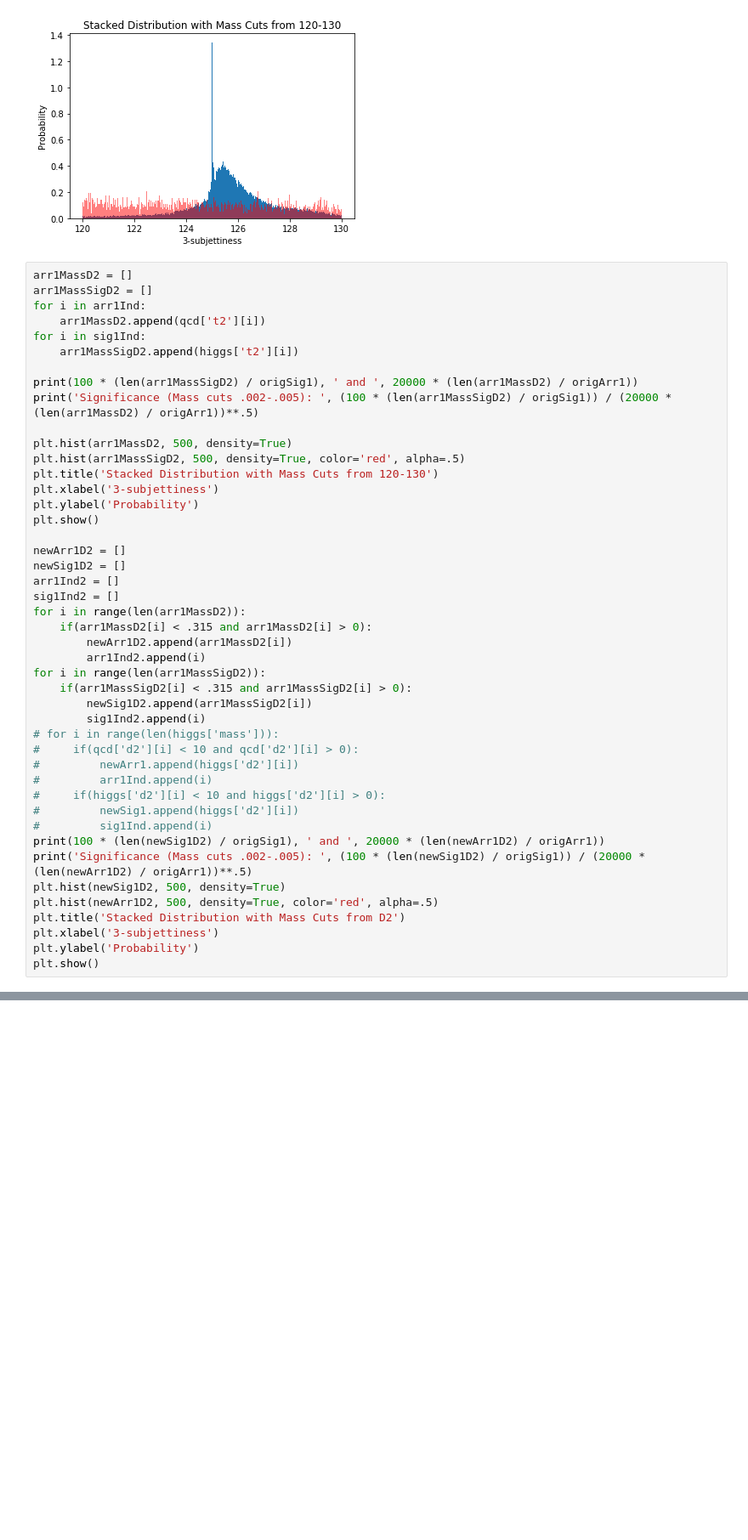
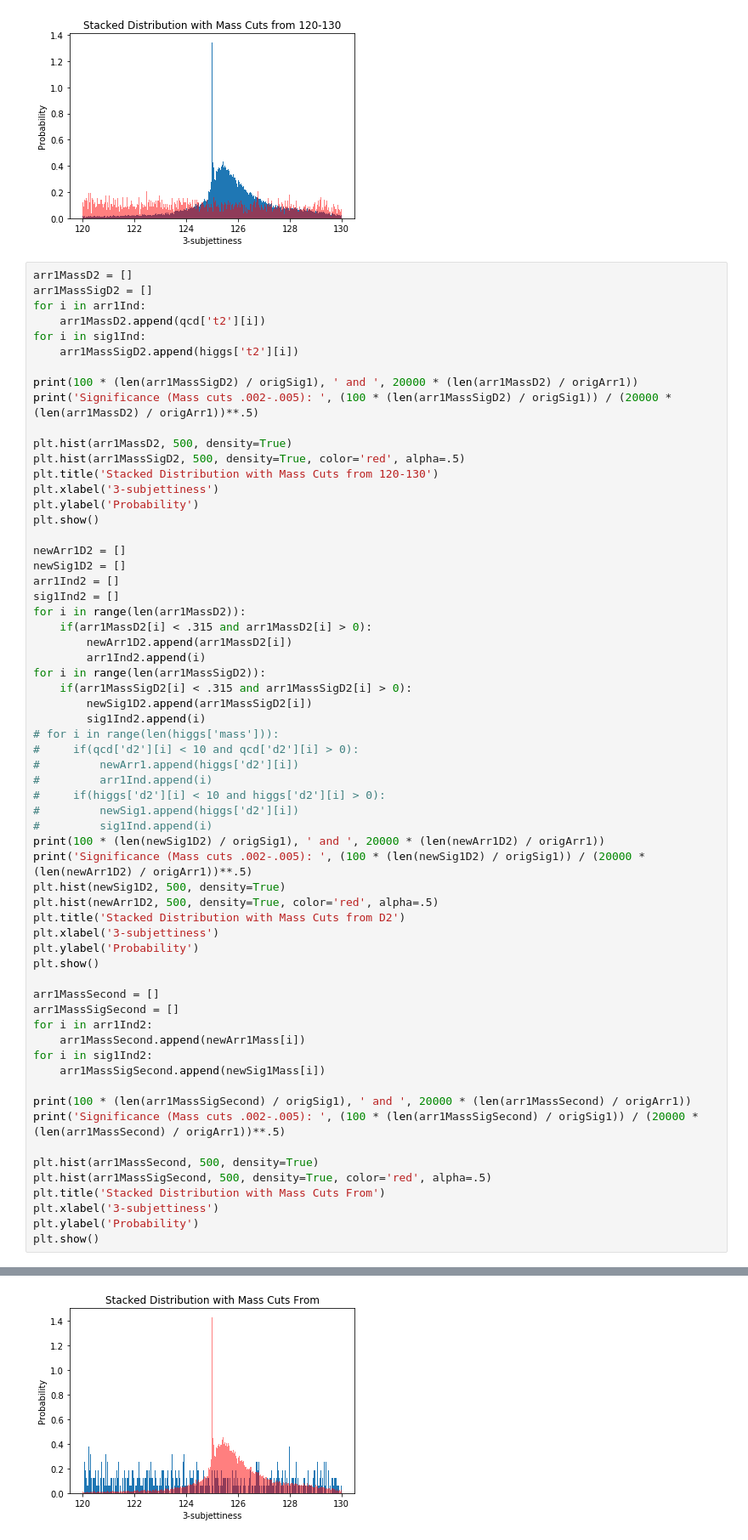
Before and after one commit to elocj/PHYS434, a Jupyter notebook: lab7/lab7.ipynb, the cells around one changed output, grey strips where cells are left out. Shown: that part at 85% size. Saved outputs shown, nothing was run; the diff lists cells and outputs as text; blank space fills up the shorter version.

```diff
--- a/lab7/lab7.ipynb
+++ b/lab7/lab7.ipynb
@@ -895,6 +895,23 @@ plt.title('Stacked Distribution with Mass Cuts from D2')
 plt.xlabel('3-subjettiness')
 plt.ylabel('Probability')
 plt.show()
+
+arr1MassSecond = []
+arr1MassSigSecond = []
+for i in arr1Ind2:
+    arr1MassSecond.append(newArr1Mass[i])
+for i in sig1Ind2:
+    arr1MassSigSecond.append(newSig1Mass[i])
+
+print(100 * (len(arr1MassSigSecond) / origSig1), ' and ', 20000 * (len(arr1MassSecond) / origArr1))
+print('Significance (Mass cuts .002-.005): ', (100 * (len(arr1MassSigSecond) / origSig1)) / (20000 * (len(arr1MassSecond) / origArr1))**.5)
+
+plt.hist(arr1MassSecond, 500, density=True)
+plt.hist(arr1MassSigSecond, 500, density=True, color='red', alpha=.5)
+plt.title('Stacked Distribution with Mass Cuts From')
+plt.xlabel('3-subjettiness')
+plt.ylabel('Probability')
+plt.show()
 # %% [output]
 75.847  and  980.1999999999999
 Significance (Mass cuts .002-.005):  2.4225963501794676
@@ -905,3 +924,4 @@ Significance (Mass cuts .002-.005):  4.525187255710875
+[figure, added]
 # %%
 arr1MassD2 = []
 arr1MassSigD2 = []
```
Also changed, not shown: parts of 3 cells of this notebook, 1 other file.
